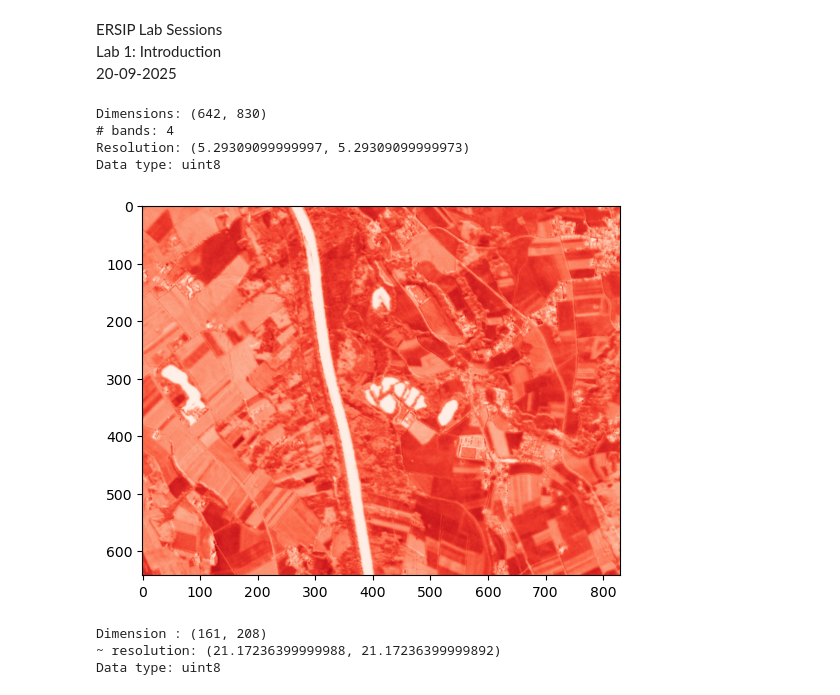
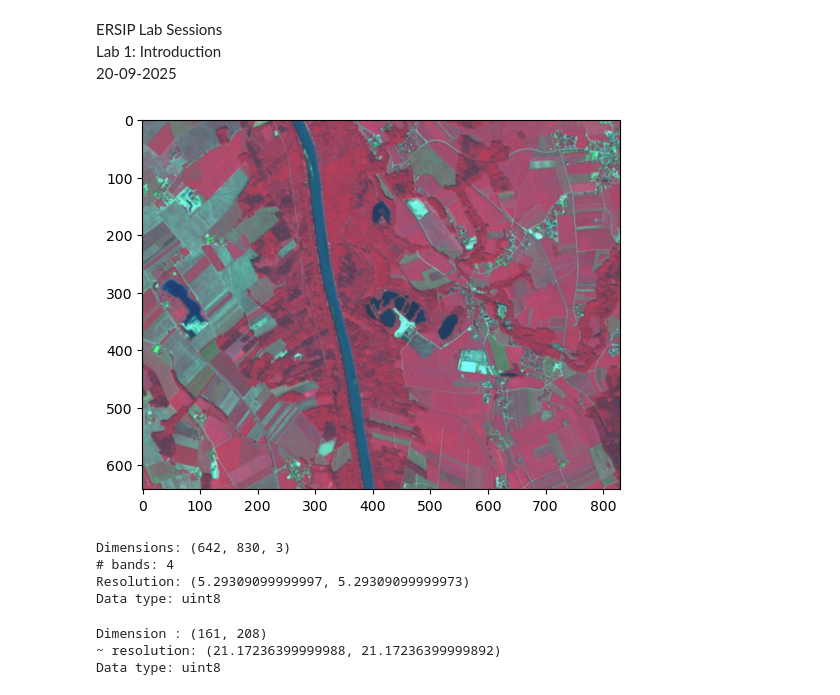
Before and after one commit to Ethel-Ogallo/UBS_ERSIP, a Jupyter notebook: Labs/lab1.ipynb, the cells around one changed output. Cells and saved outputs as stored; diff of their text form; code cells hidden in the pictures.

```diff
--- a/Labs/lab1.ipynb
+++ b/Labs/lab1.ipynb
@@ -5,28 +5,27 @@ Lab 1: Introduction
 # %%
 # load image
 import rasterio
+import numpy as np
 
 src = rasterio.open(r"Data\spot2005_pansharpened_utm33_subset_NIRRGMIR.tif")
+img = src.read([1,2,3])  # read RGB bands
+rgb = np.transpose(img, (1, 2, 0))
+
+# display image
+from matplotlib import pyplot as plt
+plt.imshow(rgb)
+plt.show()
+# %% [output]
+[figure, added]
 # %%
-# image properties
-array = src.read(1)
-
 # Properties
-print("Dimensions:", array.shape)
+print("Dimensions:", rgb.shape)
 print("# bands:", src.count)
 print("Resolution:", src.res)
 print("Data type:", src.dtypes[0])
 # %% [output]
-Dimensions: (642, 830)
+Dimensions: (642, 830, 3)
 # bands: 4
 Resolution: (5.29309099999997, 5.29309099999973)
 Data type: uint8
-# %%
-# display image
-from matplotlib import pyplot
-
-pyplot.imshow(array, cmap='Reds')
-pyplot.show()
-# %% [output]
-[figure, removed]
 # %%
```
Also changed, not shown: parts of 3 cells of this notebook.
